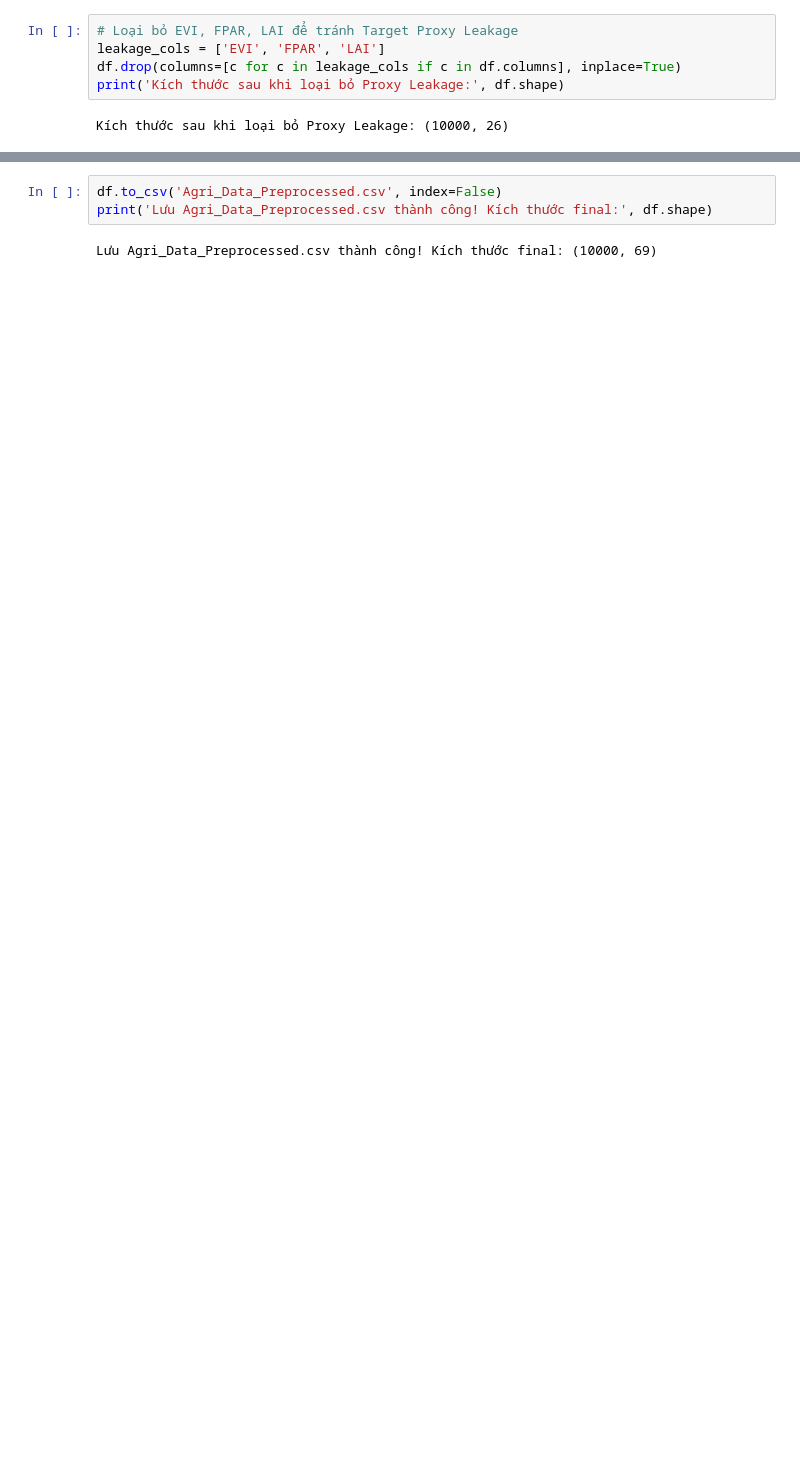
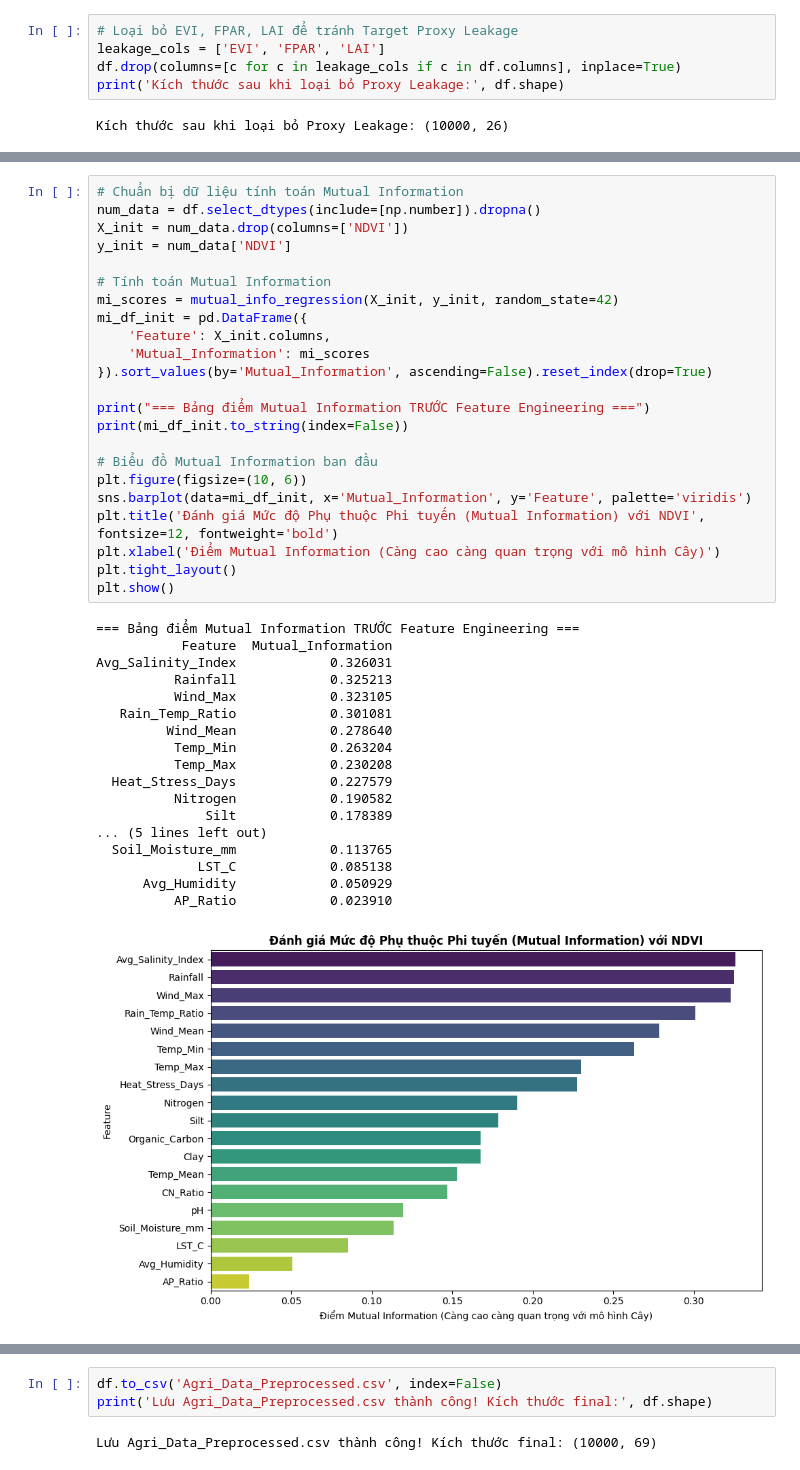
Before and after one commit to AKANEMO22/ADY201m---SU26, a Jupyter notebook: 5. Data Preprocessing & Model/Data_Preprocessing.ipynb, the cells around one changed output, grey strips where cells are left out. Saved outputs shown, nothing was run; the diff lists cells and outputs as text; blank space fills up the shorter version.

```diff
--- a/5. Data Preprocessing & Model/Data_Preprocessing.ipynb
+++ b/5. Data Preprocessing & Model/Data_Preprocessing.ipynb
@@ -70,0 +122,42 @@ Name: NDVI, dtype: float64
+# %%
+# Chuẩn bị dữ liệu tính toán Mutual Information
+num_data = df.select_dtypes(include=[np.number]).dropna()
+X_init = num_data.drop(columns=['NDVI'])
+y_init = num_data['NDVI']
+
+# Tính toán Mutual Information
+mi_scores = mutual_info_regression(X_init, y_init, random_state=42)
+mi_df_init = pd.DataFrame({
+    'Feature': X_init.columns,
+    'Mutual_Information': mi_scores
+}).sort_values(by='Mutual_Information', ascending=False).reset_index(drop=True)
+
+print("=== Bảng điểm Mutual Information TRƯỚC Feature Engineering ===")
+print(mi_df_init.to_string(index=False))
+
+# Biểu đồ Mutual Information ban đầu
+plt.figure(figsize=(10, 6))
+sns.barplot(data=mi_df_init, x='Mutual_Information', y='Feature', palette='viridis')
+plt.title('Đánh giá Mức độ Phụ thuộc Phi tuyến (Mutual Information) với NDVI', fontsize=12, fontweight='bold')
+plt.xlabel('Điểm Mutual Information (Càng cao càng quan trọng với mô hình Cây)')
+plt.tight_layout()
+plt.show()
+# %% [output]
+=== Bảng điểm Mutual Information TRƯỚC Feature Engineering ===
+           Feature  Mutual_Information
+Avg_Salinity_Index            0.326031
+          Rainfall            0.325213
+          Wind_Max            0.323105
+   Rain_Temp_Ratio            0.301081
+         Wind_Mean            0.278640
+          Temp_Min            0.263204
+          Temp_Max            0.230208
+  Heat_Stress_Days            0.227579
+          Nitrogen            0.190582
+              Silt            0.178389
+... (5 lines left out)
+  Soil_Moisture_mm            0.113765
+             LST_C            0.085138
+      Avg_Humidity            0.050929
+          AP_Ratio            0.023910
+[figure, added]
```
Also changed, not shown: parts of 20 cells of this notebook, 12 other files.
